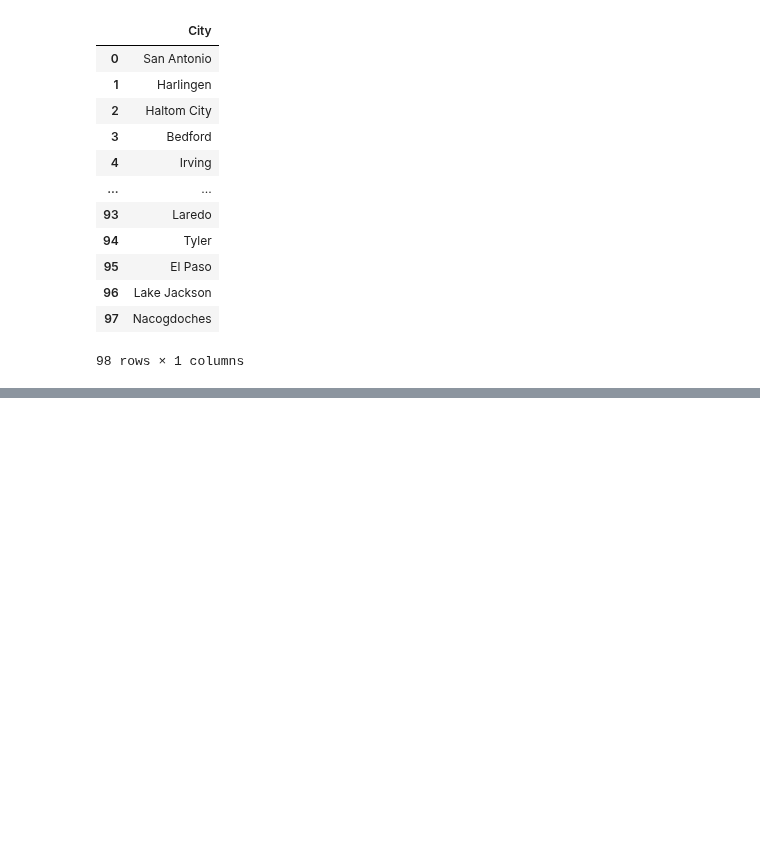
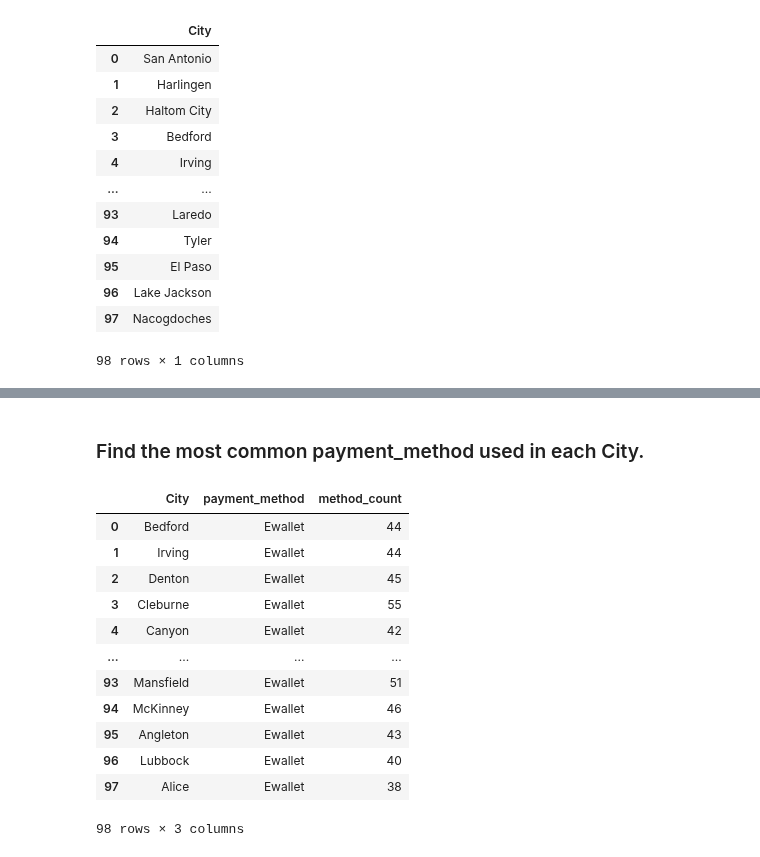
Before and after one commit to Himmu5/data-analysis, a Jupyter notebook: notebooks/wallmart_analysis.ipynb, the cells around one changed output, grey strips where cells are left out. Cells and saved outputs as stored; diff of their text form; code cells hidden in the pictures; blank space fills up the shorter version.

```diff
--- a/notebooks/wallmart_analysis.ipynb
+++ b/notebooks/wallmart_analysis.ipynb
@@ -182,0 +213,31 @@ pd.read_sql("Select DISTINCT City from walmart;", con=conn)
+# %% [markdown]
+### Find the most common payment_method used in each City.
+# %%
+pd.read_sql("""
+    SELECT City, payment_method, COUNT(payment_method) as method_count
+    FROM walmart
+    GROUP BY City, payment_method
+    HAVING method_count = (
+        SELECT MAX(method_count)
+        FROM (
+            SELECT City, payment_method, COUNT(payment_method) as method_count
+            FROM walmart
+            GROUP BY City, payment_method
+        ) as subquery
+        WHERE subquery.City = walmart.City
+    );
+""", con=conn)
+# %% [output]
+|  | City | payment_method | method_count |
+| 0 | Bedford | Ewallet | 44 |
+| 1 | Irving | Ewallet | 44 |
+| 2 | Denton | Ewallet | 45 |
+| 3 | Cleburne | Ewallet | 55 |
+| 4 | Canyon | Ewallet | 42 |
+| ... | ... | ... | ... |
+| 93 | Mansfield | Ewallet | 51 |
+| 94 | McKinney | Ewallet | 46 |
+| 95 | Angleton | Ewallet | 43 |
+| 96 | Lubbock | Ewallet | 40 |
+| 97 | Alice | Ewallet | 38 |
+98 rows × 3 columns
```
Also changed, not shown: parts of 8 cells of this notebook.
